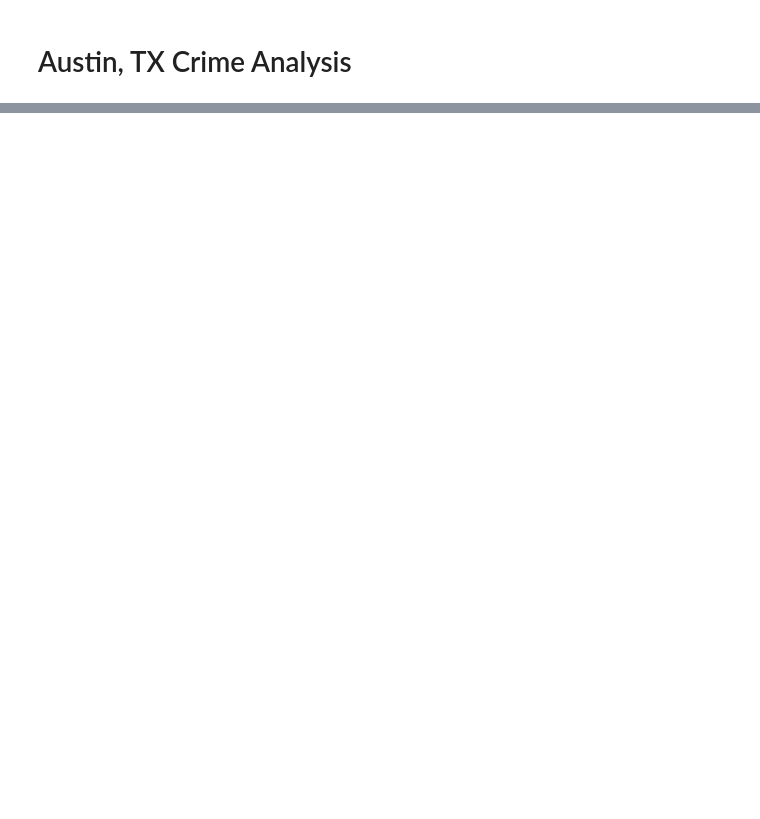
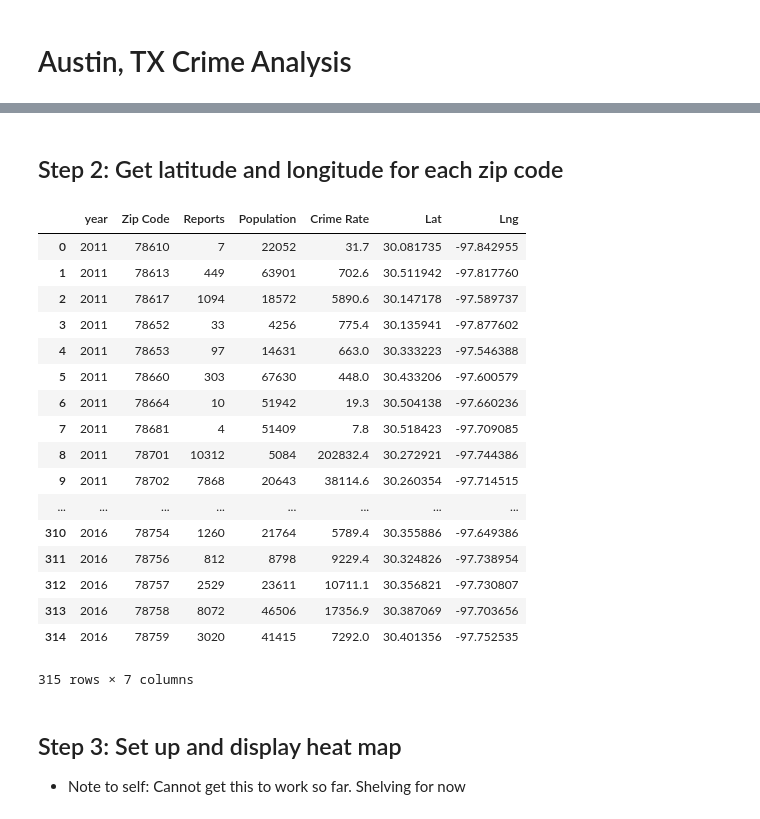
Before and after one commit to AshleyMcGee/atx_crime_analysis, a Jupyter notebook: robert_mcalmon/ATX_Crime_Analysis.ipynb, the cells around one changed output, grey strips where cells are left out. Saved outputs shown, nothing was run; the diff lists cells and outputs as text; code cells hidden in the pictures; blank space fills up the shorter version.

Commit message:
Updated master notebook to include crime rates and most of jenny's heatmap

```diff
--- a/robert_mcalmon/ATX_Crime_Analysis.ipynb
+++ b/robert_mcalmon/ATX_Crime_Analysis.ipynb
@@ -121,0 +126,4 @@ census_df.head()
+# %%
+zillow_df = pd.read_csv('zillow_data.csv')
+crime_df = pd.read_csv('crime_data.csv')
+census_df = pd.read_csv('census_data.csv')
@@ -121,0 +162,8 @@ census_df.head()
+# %%
+rates_df = crime_df.groupby(['year', 'Zip Code'])['Highest Offense Description'].count().to_frame().rename(columns={'Highest Offense Description' : 'Reports'}).reset_index()
+
+rates_df = rates_df.merge(census_df, on=['year', 'Zip Code'])
+
+rates_df['Crime Rate'] = round(100_000 * rates_df['Reports'] / rates_df['Population'],1)
+
+rates_df.head()
@@ -121,0 +177,44 @@ census_df.head()
+# %% [markdown]
+## Step 2: Get latitude and longitude for each zip code
+# %%
+# Set up dictionaries keyed by Austin zip codes
+# For latitude and longitude, respectively
+lat = dict.fromkeys(atx_zip_codes)
+lng = dict.fromkeys(atx_zip_codes)
+
+# Make API calls to find out latitude and longitude for each zip code
+for zipcode in atx_zip_codes:
+    base_url = 'https://maps.googleapis.com/maps/api/geocode/json?address={0}&key={1}'.format(zipcode, gkey)
+    # Convert to JSON
+    response = requests.get(base_url).json()
+    # Extract lat/lng
+    lat[zipcode] = response["results"][0]["geometry"]["location"]["lat"]
+    lng[zipcode] = response["results"][0]["geometry"]["location"]["lng"]
+
+# Add columns to dataframe for latitude and longitude
+rates_df['Lat'] = rates_df['Zip Code'].apply(lambda z : lat[z])
+rates_df['Lng'] = rates_df['Zip Code'].apply(lambda z : lng[z])
+# %%
+rates_df
+# %% [output]
+|  | year | Zip Code | Reports | Population | Crime Rate | Lat | Lng |
+| 0 | 2011 | 78610 | 7 | 22052 | 31.7 | 30.081735 | -97.842955 |
+| 1 | 2011 | 78613 | 449 | 63901 | 702.6 | 30.511942 | -97.817760 |
+| 2 | 2011 | 78617 | 1094 | 18572 | 5890.6 | 30.147178 | -97.589737 |
+| 3 | 2011 | 78652 | 33 | 4256 | 775.4 | 30.135941 | -97.877602 |
+| 4 | 2011 | 78653 | 97 | 14631 | 663.0 | 30.333223 | -97.546388 |
+| 5 | 2011 | 78660 | 303 | 67630 | 448.0 | 30.433206 | -97.600579 |
+| 6 | 2011 | 78664 | 10 | 51942 | 19.3 | 30.504138 | -97.660236 |
+| 7 | 2011 | 78681 | 4 | 51409 | 7.8 | 30.518423 | -97.709085 |
+| 8 | 2011 | 78701 | 10312 | 5084 | 202832.4 | 30.272921 | -97.744386 |
+| 9 | 2011 | 78702 | 7868 | 20643 | 38114.6 | 30.260354 | -97.714515 |
+| ... | ... | ... | ... | ... | ... | ... | ... |
+| 310 | 2016 | 78754 | 1260 | 21764 | 5789.4 | 30.355886 | -97.649386 |
+| 311 | 2016 | 78756 | 812 | 8798 | 9229.4 | 30.324826 | -97.738954 |
+| 312 | 2016 | 78757 | 2529 | 23611 | 10711.1 | 30.356821 | -97.730807 |
+| 313 | 2016 | 78758 | 8072 | 46506 | 17356.9 | 30.387069 | -97.703656 |
+| 314 | 2016 | 78759 | 3020 | 41415 | 7292.0 | 30.401356 | -97.752535 |
+315 rows × 7 columns
+# %% [markdown]
+## Step 3: Set up and display heat map
+* Note to self: Cannot get this to work so far. Shelving for now
```
Also changed, not shown: parts of 17 cells of this notebook, 5 other files.
